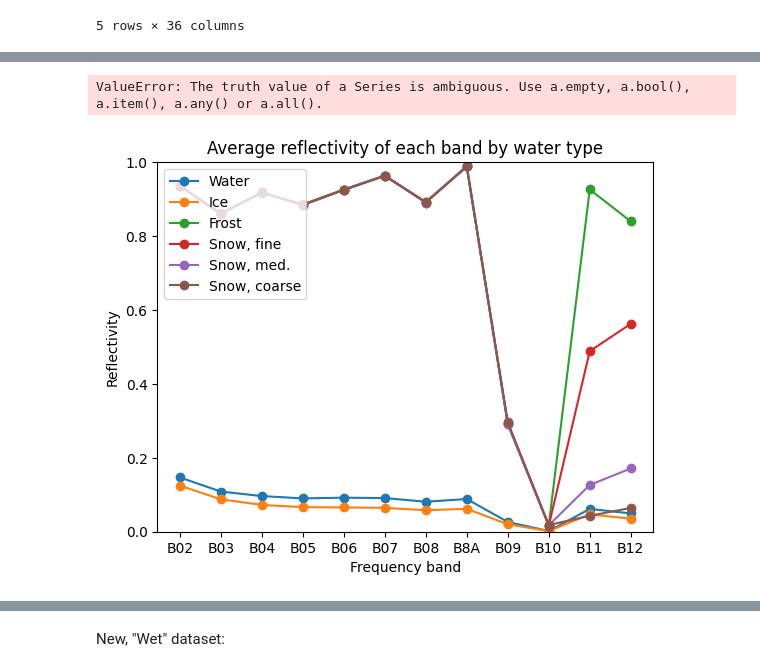
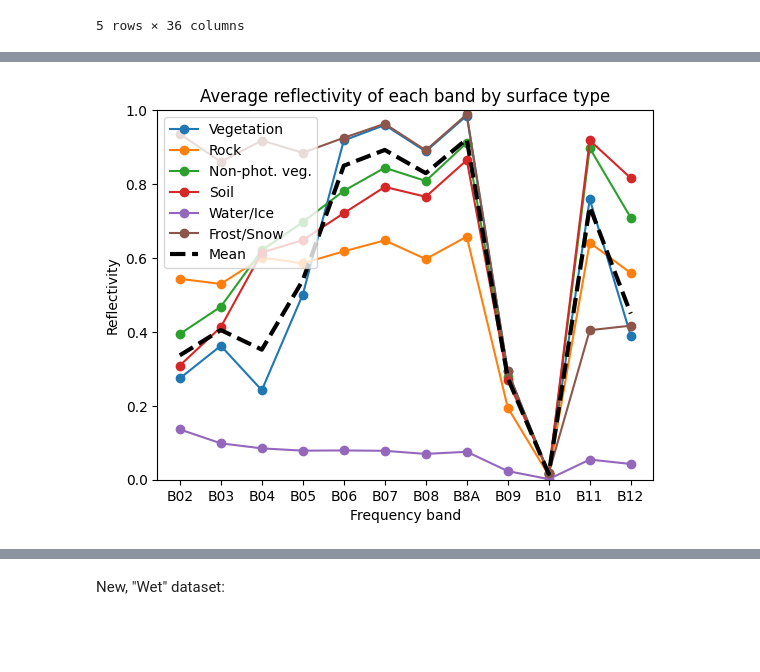
Before and after one commit to chiara-aisweden/cloud_rm, a Jupyter notebook: DataVis.ipynb, the cells around one changed output, grey strips where cells are left out. Cells and saved outputs as stored; diff of their text form; code cells hidden in the pictures; blank space fills up the shorter version.

```diff
--- a/DataVis.ipynb
+++ b/DataVis.ipynb
@@ -51,66 +79,31 @@ print(np.std(df['Sun_Zenith_Angle']))
 # %%
 #Find surface types
-surfs_nonwat = ['vegetation','rock','nonphotosyntheticvegetation','soil']
-surfs_waterice = ['water-tapwater-none', 'water-ice-none']
-surfs_snowfrost = ['water-frost-none','water-snow-finegranular','water-snow-mediumgranular', 'water-snow-coarsegranular']
+surfs = ['vegetation','rock','nonphotosyntheticvegetation','soil','water/ice','frost/snow']
 
 #Find mean reflectivities of each non-water surf type
-surf_means=np.zeros([len(surfs_nonwat),len(clearcols)])
-for i in range(len(surfs_nonwat)):
-    surf_means[i,:]=np.mean(df[df['Surface_Desc_Dumb']==surfs_nonwat[i]][clearcols],axis=0)
+surf_means=np.zeros([len(surfs),len(clearcols)])
+for i in range(len(surfs)):
+    surf_means[i,:]=np.mean(df[df['Surface_Desc_Dumb']==surfs[i]][clearcols],axis=0)
 
-#Find mean reflectivities of each water-ice surf type
-waterice_mean=np.mean(df[(df['Surface_Desc'] in surfs_waterice).any()][clearcols],axis=0)
-
-#Find mean reflectivities of each water-ice surf type
-snowfrost_mean=np.mean(df[df['Surface_Desc'] in surfs_snowfrost][clearcols],axis=0)
+#Find total mean
+total_mean=np.mean(df[clearcols],axis=0)
+total_std=np.std(df[clearcols],axis=0)
 
 #Print deviations
 x=np.arange(len(clearcols))
 plt.figure()
-plt.plot(x,surf_means[0,:].flatten(),'-o')
-plt.plot(x,surf_means[1,:].flatten(),'-o')
-plt.plot(x,surf_means[2,:].flatten(),'-o')
-plt.plot(x,surf_means[3,:].flatten(),'-o')
-plt.plot(x,waterice_mean.flatten(),'-o')
-plt.plot(x,snowfrost_mean.flatten(),'-o')
+for i in range(len(surfs)):
+    plt.plot(x,surf_means[i,:].flatten(),'-o')
+
+plt.plot(x,total_mean,'--',c='black',linewidth=3.0)
 
 plt.xticks(x, ['B02','B03','B04','B05','B06','B07','B08','B8A','B09','B10','B11','B12'])
 plt.title('Average reflectivity of each band by surface type')
 plt.xlabel('Frequency band')
 plt.ylabel('Reflectivity')
-plt.legend(['Vegetation','Rock','Non-phot. veg.','Soil','Water/Ice','Snow/Frost'],loc='upper left')
+plt.legend(['Vegetation','Rock','Non-phot. veg.','Soil','Water/Ice','Frost/Snow','Mean'],loc='upper left')
 ax = plt.gca()
 ax.set_ylim([0, 1])
 plt.show()
 # %% [output]
-ValueError: The truth value of a Series is ambiguous. Use a.empty, a.bool(), a.item(), a.any() or a.all().
+[figure, added]
-# %%
-#Find surface types
-unique_water = np.unique(df[df['Surface_Desc_Dumb']=='water']['Surface_Desc'].to_numpy())
-
-#Find mean reflectivities of each surf type
-water_means=np.zeros([len(unique_water),len(clearcols)])
-for i in range(len(unique_water)):
-    water_means[i,:]=np.mean(df[df['Surface_Desc']==unique_water[i]][clearcols],axis=0)
-
-#Print deviations
-x=np.arange(len(clearcols))
-plt.figure()
-plt.plot(x,water_means[unique_water=='water-tapwater-none',:].flatten(),'-o')
-plt.plot(x,water_means[unique_water=='water-ice-none',:].flatten(),'-o')
-plt.plot(x,water_means[unique_water=='water-frost-none',:].flatten(),'-o')
-plt.plot(x,water_means[unique_water=='water-snow-finegranular',:].flatten(),'-o')
-plt.plot(x,water_means[unique_water=='water-snow-mediumgranular',:].flatten(),'-o')
-plt.plot(x,water_means[unique_water=='water-snow-coarsegranular',:].flatten(),'-o')
-
-plt.xticks(x, ['B02','B03','B04','B05','B06','B07','B08','B8A','B09','B10','B11','B12'])
-plt.title('Average reflectivity of each band by water type')
-plt.xlabel('Frequency band')
-plt.ylabel('Reflectivity')
-plt.legend(['Water','Ice','Frost','Snow, fine','Snow, med.','Snow, coarse'],loc='upper left')
-ax = plt.gca()
-ax.set_ylim([0, 1])
-plt.show()
-# %% [output]
-[figure, removed]
```
Also changed, not shown: parts of 14 cells of this notebook, 22 other files.
